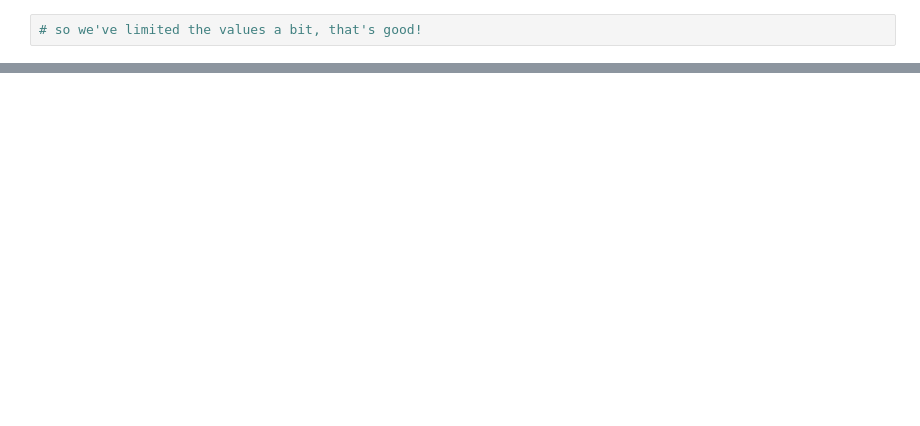
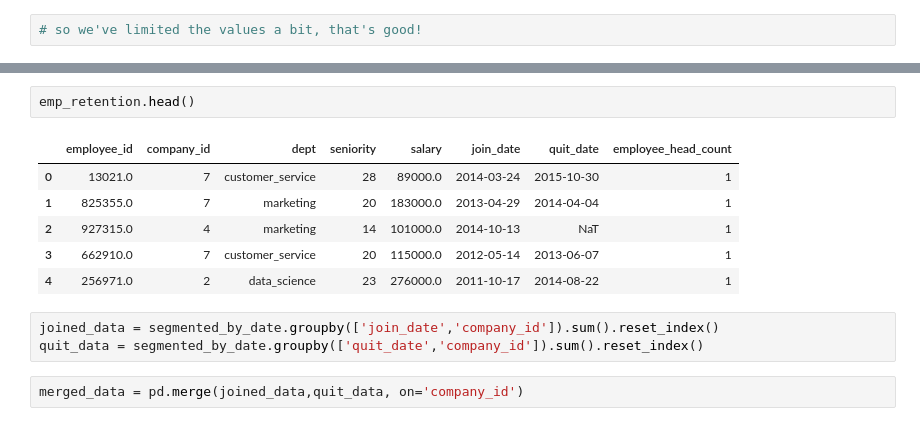
Before and after one commit to cwczarnik/DataScienceBootcamp_DC, a Jupyter notebook: employee_retention/employee_retention.ipynb, the cells around one changed output, grey strips where cells are left out. Drawn from its saved outputs; the diff is of its cells as text; blank space fills up the shorter version.

```diff
--- a/employee_retention/employee_retention.ipynb
+++ b/employee_retention/employee_retention.ipynb
@@ -112,0 +105,14 @@ segmented_by_date.groupby(['join_date','company_id']).count().reset_index()[['jo
+# %%
+emp_retention.head()
+# %% [output]
+|  | employee_id | company_id | dept | seniority | salary | join_date | quit_date | employee_head_count |
+| 0 | 13021.0 | 7 | customer_service | 28 | 89000.0 | 2014-03-24 | 2015-10-30 | 1 |
+| 1 | 825355.0 | 7 | marketing | 20 | 183000.0 | 2013-04-29 | 2014-04-04 | 1 |
+| 2 | 927315.0 | 4 | marketing | 14 | 101000.0 | 2014-10-13 | NaT | 1 |
+| 3 | 662910.0 | 7 | customer_service | 20 | 115000.0 | 2012-05-14 | 2013-06-07 | 1 |
+| 4 | 256971.0 | 2 | data_science | 23 | 276000.0 | 2011-10-17 | 2014-08-22 | 1 |
+# %%
+joined_data = segmented_by_date.groupby(['join_date','company_id']).sum().reset_index()
+quit_data = segmented_by_date.groupby(['quit_date','company_id']).sum().reset_index()
+# %%
+merged_data = pd.merge(joined_data,quit_data, on='company_id')
```
Also changed, not shown: parts of 23 cells of this notebook.
